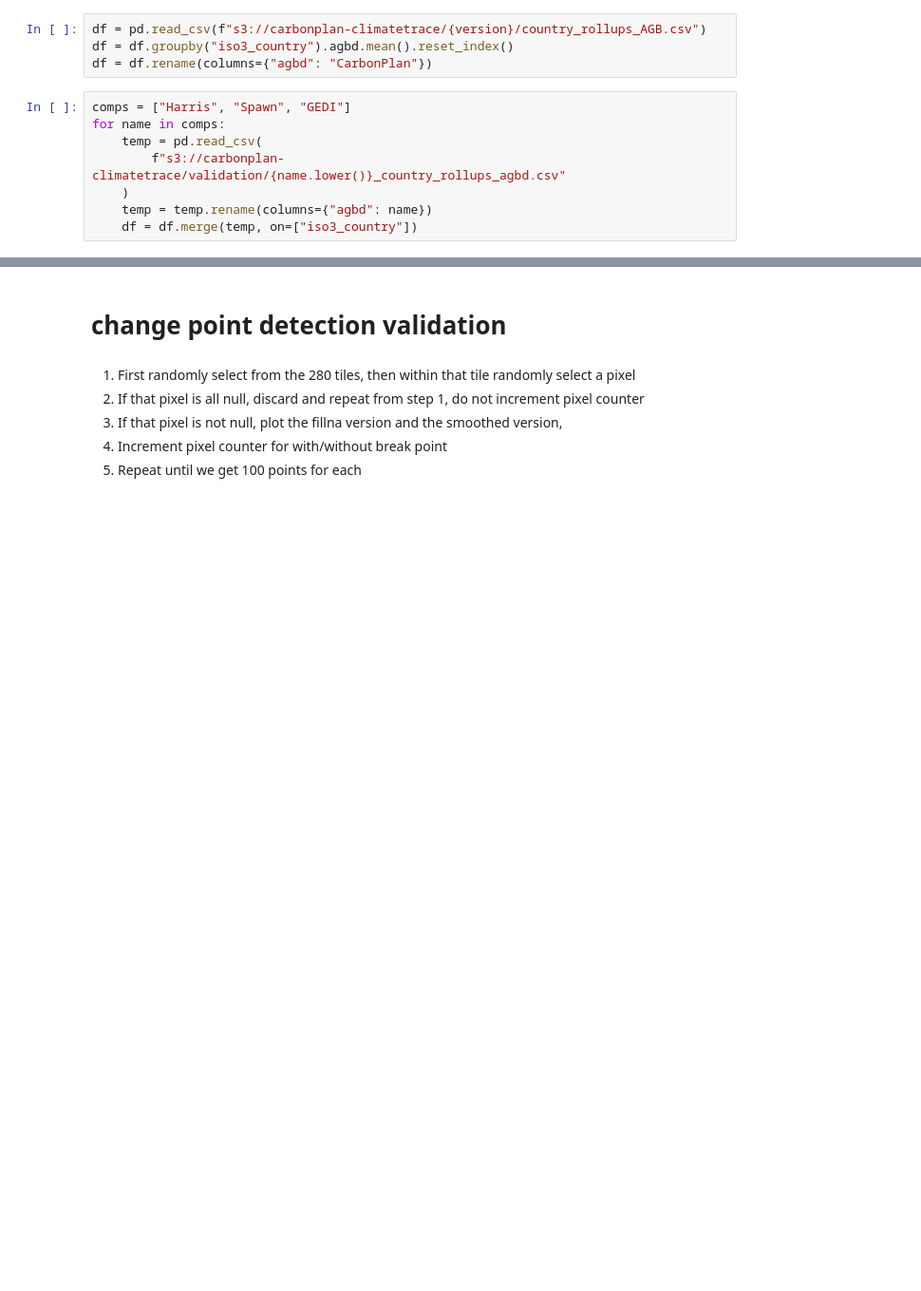
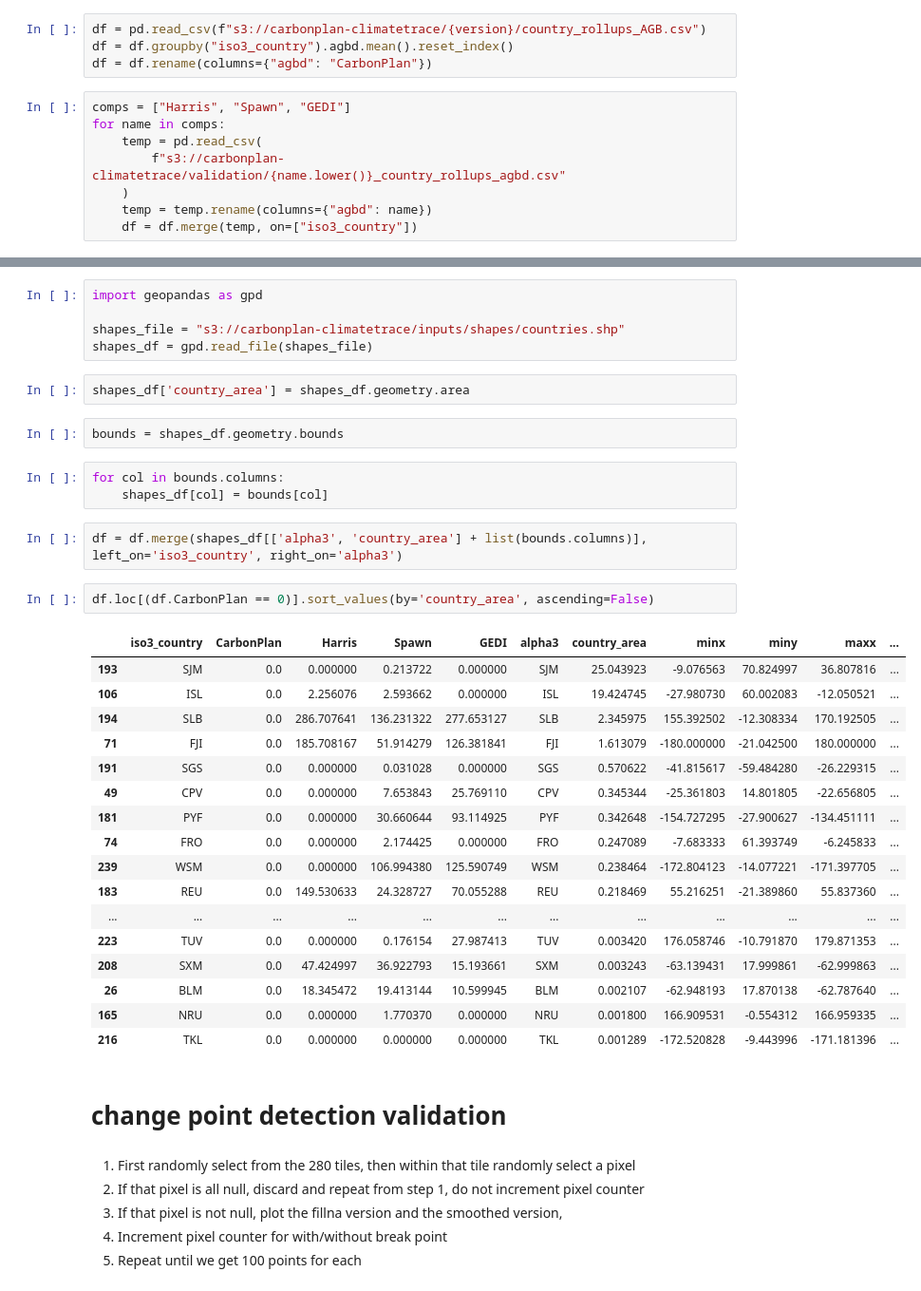
Before and after one commit to carbonplan/trace, a Jupyter notebook: notebooks/validate_biomass.ipynb, the cells around one changed output, grey strips where cells are left out. Shown at 95% size. Drawn from its saved outputs; the diff is of its cells as text; blank space fills up the shorter version.

```diff
--- a/notebooks/validate_biomass.ipynb
+++ b/notebooks/validate_biomass.ipynb
@@ -465,3 +489,37 @@ df.loc[(df.CarbonPlan < 10) & (df.Spawn > 50)]
+# %%
+import geopandas as gpd
+
+shapes_file = "s3://carbonplan-climatetrace/inputs/shapes/countries.shp"
+shapes_df = gpd.read_file(shapes_file)
+# %%
+shapes_df['country_area'] = shapes_df.geometry.area
+# %%
+bounds = shapes_df.geometry.bounds
+# %%
+for col in bounds.columns:
+    shapes_df[col] = bounds[col]
+# %%
+df = df.merge(shapes_df[['alpha3', 'country_area'] + list(bounds.columns)], left_on='iso3_country', right_on='alpha3')
+# %%
+df.loc[(df.CarbonPlan == 0)].sort_values(by='country_area', ascending=False)
+# %% [output]
+|  | iso3_country | CarbonPlan | Harris | Spawn | GEDI | alpha3 | country_area | minx | miny | maxx | ... |
+| 193 | SJM | 0.0 | 0.000000 | 0.213722 | 0.000000 | SJM | 25.043923 | -9.076563 | 70.824997 | 36.807816 | ... |
+| 106 | ISL | 0.0 | 2.256076 | 2.593662 | 0.000000 | ISL | 19.424745 | -27.980730 | 60.002083 | -12.050521 | ... |
+| 194 | SLB | 0.0 | 286.707641 | 136.231322 | 277.653127 | SLB | 2.345975 | 155.392502 | -12.308334 | 170.192505 | ... |
+| 71 | FJI | 0.0 | 185.708167 | 51.914279 | 126.381841 | FJI | 1.613079 | -180.000000 | -21.042500 | 180.000000 | ... |
+| 191 | SGS | 0.0 | 0.000000 | 0.031028 | 0.000000 | SGS | 0.570622 | -41.815617 | -59.484280 | -26.229315 | ... |
+| 49 | CPV | 0.0 | 0.000000 | 7.653843 | 25.769110 | CPV | 0.345344 | -25.361803 | 14.801805 | -22.656805 | ... |
+| 181 | PYF | 0.0 | 0.000000 | 30.660644 | 93.114925 | PYF | 0.342648 | -154.727295 | -27.900627 | -134.451111 | ... |
+| 74 | FRO | 0.0 | 0.000000 | 2.174425 | 0.000000 | FRO | 0.247089 | -7.683333 | 61.393749 | -6.245833 | ... |
+| 239 | WSM | 0.0 | 0.000000 | 106.994380 | 125.590749 | WSM | 0.238464 | -172.804123 | -14.077221 | -171.397705 | ... |
+| 183 | REU | 0.0 | 149.530633 | 24.328727 | 70.055288 | REU | 0.218469 | 55.216251 | -21.389860 | 55.837360 | ... |
+| ... | ... | ... | ... | ... | ... | ... | ... | ... | ... | ... | ... |
+| 223 | TUV | 0.0 | 0.000000 | 0.176154 | 27.987413 | TUV | 0.003420 | 176.058746 | -10.791870 | 179.871353 | ... |
+| 208 | SXM | 0.0 | 47.424997 | 36.922793 | 15.193661 | SXM | 0.003243 | -63.139431 | 17.999861 | -62.999863 | ... |
+| 26 | BLM | 0.0 | 18.345472 | 19.413144 | 10.599945 | BLM | 0.002107 | -62.948193 | 17.870138 | -62.787640 | ... |
+| 165 | NRU | 0.0 | 0.000000 | 1.770370 | 0.000000 | NRU | 0.001800 | 166.909531 | -0.554312 | 166.959335 | ... |
+| 216 | TKL | 0.0 | 0.000000 | 0.000000 | 0.000000 | TKL | 0.001289 | -172.520828 | -9.443996 | -171.181396 | ... |
 # %% [markdown]
 # change point detection validation
 # %% [markdown]
```
Also changed, not shown: parts of 5 cells of this notebook, 2 other files.
